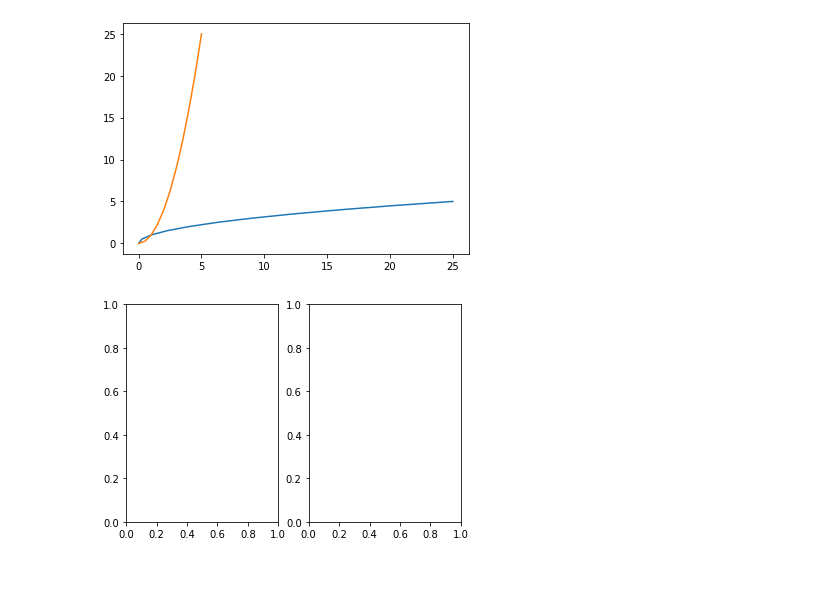
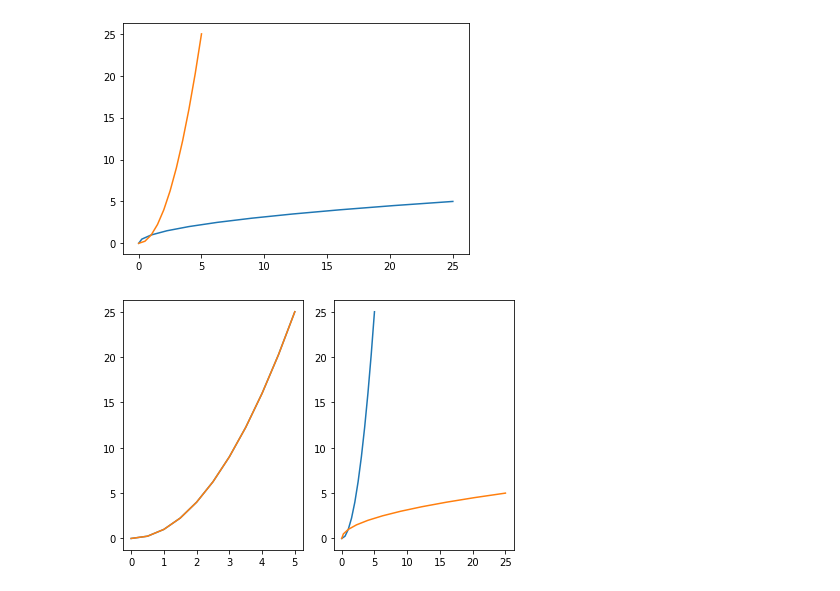
Before and after one commit to gunjanmimo/Data-Science, a Jupyter notebook: data visualization/matplotlib/Untitled.ipynb, the cells around one changed output. Drawn from its saved outputs; the diff is of its cells as text; code cells hidden in the pictures.

```diff
--- a/data visualization/matplotlib/Untitled.ipynb
+++ b/data visualization/matplotlib/Untitled.ipynb
@@ -60,6 +60,10 @@ axis1.plot(x,y)
 [figure]
 # %%
 fig, axes = plt.subplots(nrows=1, ncols=2)
-#axes.plot(x,y)
+for current_ax in axes:
+    current_ax.plot(x,y)
+axes[0].plot(x,y)
+axes[1].plot(y,x)
+plt.tight_layout()
 # %% [output]
-[figure, old version]
+[figure, new version]
```
Also changed, not shown: parts of 3 cells of this notebook, 1 other file.
